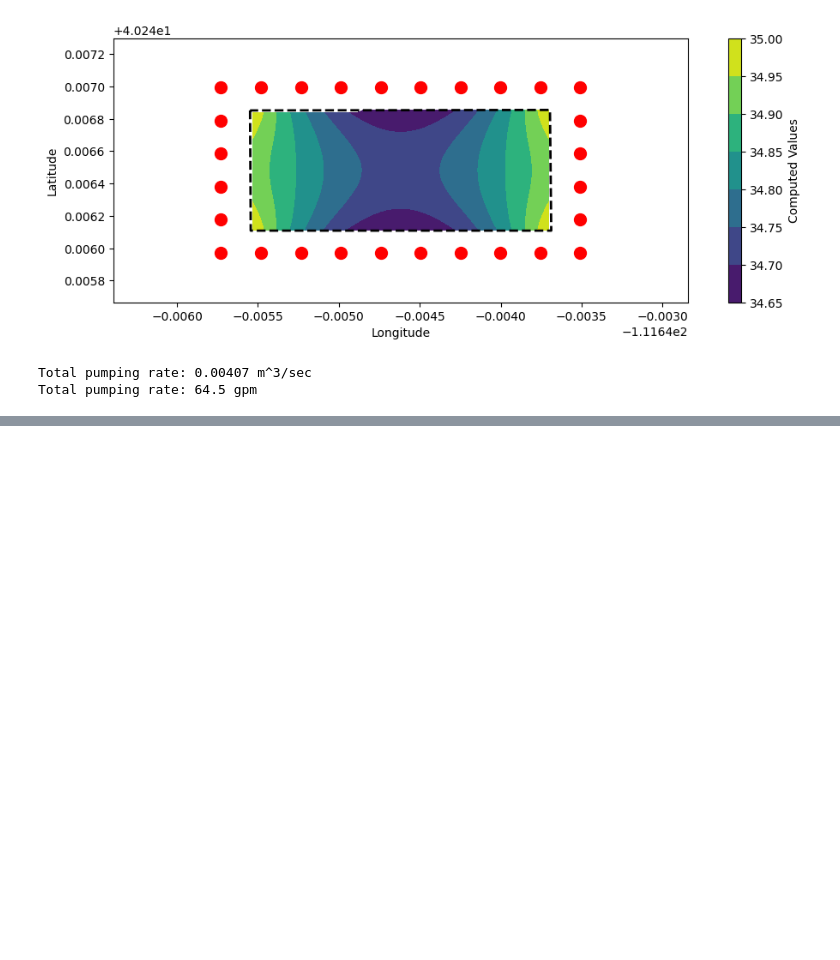
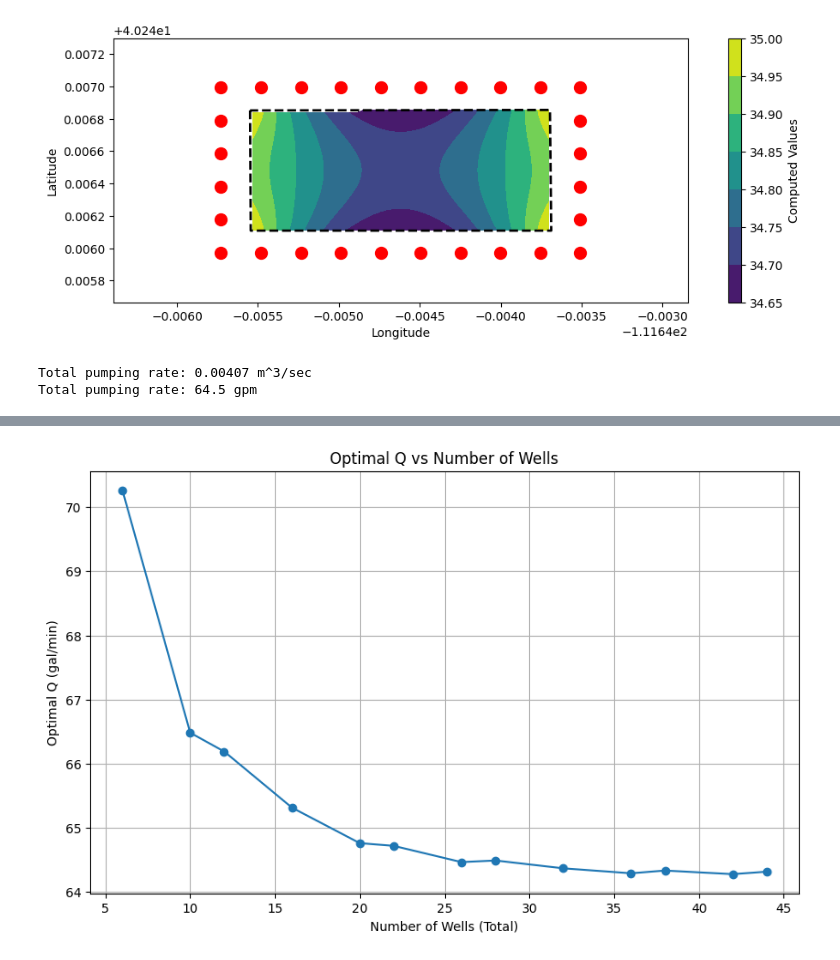
Before and after one commit to njones61/ce544, a Jupyter notebook: docs/unit1/09_dewatering/dewatering.ipynb, the cells around one changed output, grey strips where cells are left out. Cells and saved outputs as stored; diff of their text form; code cells hidden in the pictures; blank space fills up the shorter version.

```diff
--- a/docs/unit1/09_dewatering/dewatering.ipynb
+++ b/docs/unit1/09_dewatering/dewatering.ipynb
@@ -378,6 +375,9 @@ def generate_well_locations_geojson(geojson_data, offset_m, npts_x):
     # Step 6: Convert well coordinates back to lat/lon
     well_coords_latlon = [(inverse_transformer.transform(x, y)) for x, y in wells]
 
+    # Step 7: Reverse the order (x vs y) for the lat/lon coords
+    well_coords_latlon = [(y, x) for x, y in well_coords_latlon]
+
     return well_coords_latlon
 # %%
 # Generate a rectangular set of wells based on an offset distance from the edge
@@ -389,9 +389,6 @@ npts_x = 10
 
 rect_wells_coords = generate_well_locations_geojson(geojson_data, offset_m, npts_x)
 
-# swap the orders of the pairs in well_coords
-rect_wells_coords = [(y, x) for x, y in rect_wells_coords]
-
 num_wells = len(rect_wells_coords)
 print(f"Number of Wells: {num_wells}")
 # %% [output]
@@ -518,0 +564,19 @@ Total pumping rate: 64.5 gpm
+# %%
+# Define inputs and solve
+
+offset_m = 20
+
+min_wells_x = 3
+max_wells_x = 15
+
+q_low = 0.001
+q_high = 0.005
+
+design_wells = []
+design_q = []
+
+for i in range(min_wells_x, max_wells_x + 1):
+  optimal_q, num_wells = opt_q_nwells(q_low, q_high, offset_m, i)
+  print(f"Number of Wells: {num_wells}, Optimal Q: {optimal_qi}")
+  design_wells.append(num_wells)
+  design_q.append(optimal_q)
@@ -518,0 +601,14 @@ Total pumping rate: 64.5 gpm
+# %%
+# Convert design_q array from meters cubed per second to gallons per minute
+design_q_gpm = [q * 15850.3 for q in design_q]
+
+# Plot results
+plt.figure(figsize=(10, 6))
+plt.plot(design_wells, design_q_gpm, marker='o', linestyle='-')
+plt.xlabel('Number of Wells (Total)')
+plt.ylabel('Optimal Q (gal/min)')
+plt.title('Optimal Q vs Number of Wells')
+plt.grid(True)
+plt.show()
+# %% [output]
+[figure, added]
```
Also changed, not shown: parts of 15 cells of this notebook.
